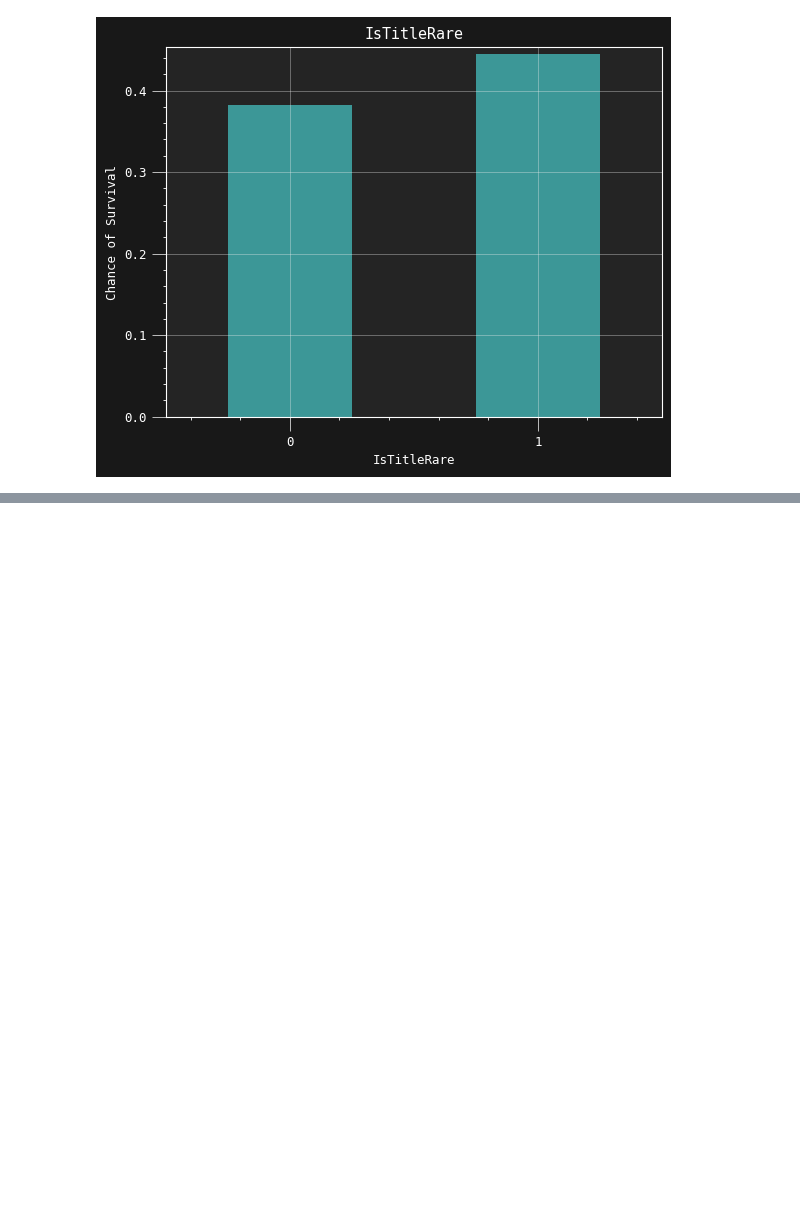
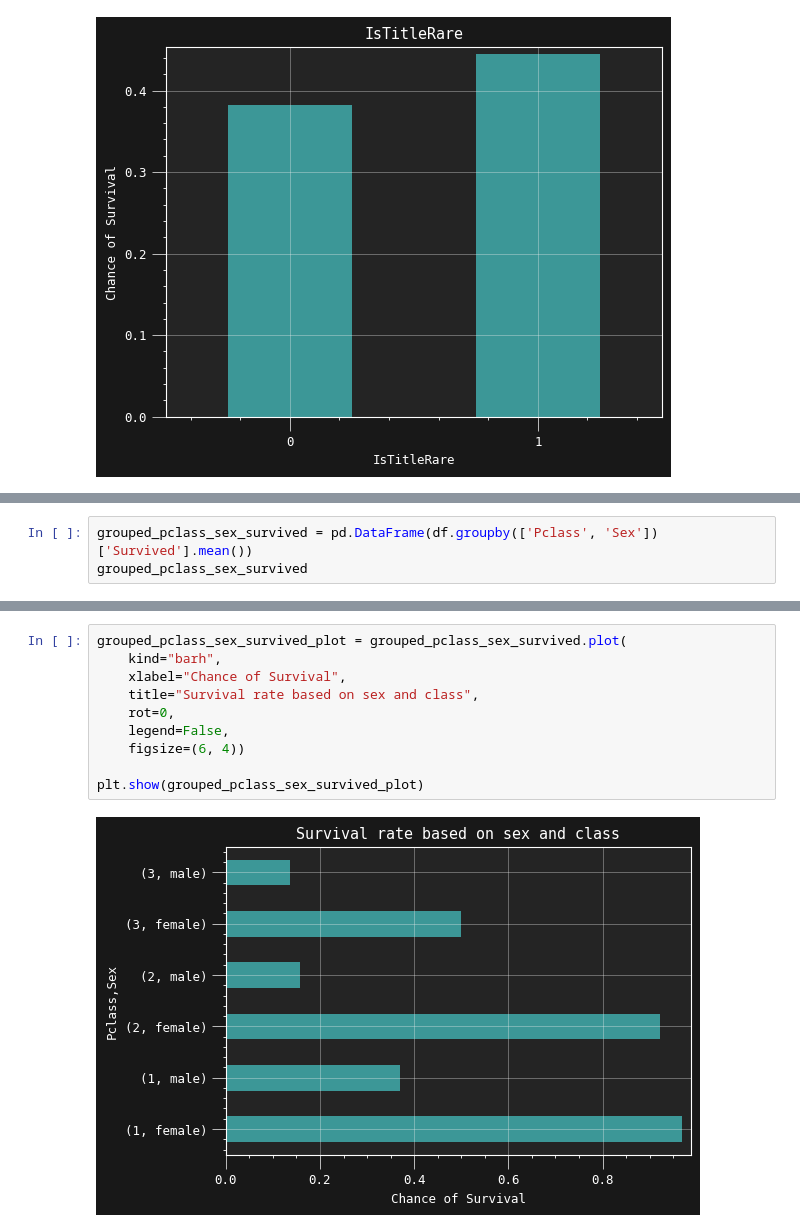
Before and after one commit to Homanloo/Titanic-Survival, a Jupyter notebook: Data_analysis.ipynb, the cells around one changed output, grey strips where cells are left out. Saved outputs shown, nothing was run; the diff lists cells and outputs as text; blank space fills up the shorter version.

```diff
--- a/Data_analysis.ipynb
+++ b/Data_analysis.ipynb
@@ -321,0 +354,3 @@ group_plot(df, "IsTitleRare", "bar")
+# %%
+grouped_pclass_sex_survived = pd.DataFrame(df.groupby(['Pclass', 'Sex'])['Survived'].mean())
+grouped_pclass_sex_survived
@@ -321,0 +366,12 @@ group_plot(df, "IsTitleRare", "bar")
+# %%
+grouped_pclass_sex_survived_plot = grouped_pclass_sex_survived.plot(
+    kind="barh",
+    xlabel="Chance of Survival",
+    title="Survival rate based on sex and class",
+    rot=0,
+    legend=False,
+    figsize=(6, 4))
+
+plt.show(grouped_pclass_sex_survived_plot)
+# %% [output]
+[figure, added]
```
Also changed, not shown: parts of 4 cells of this notebook, 6 other files.
